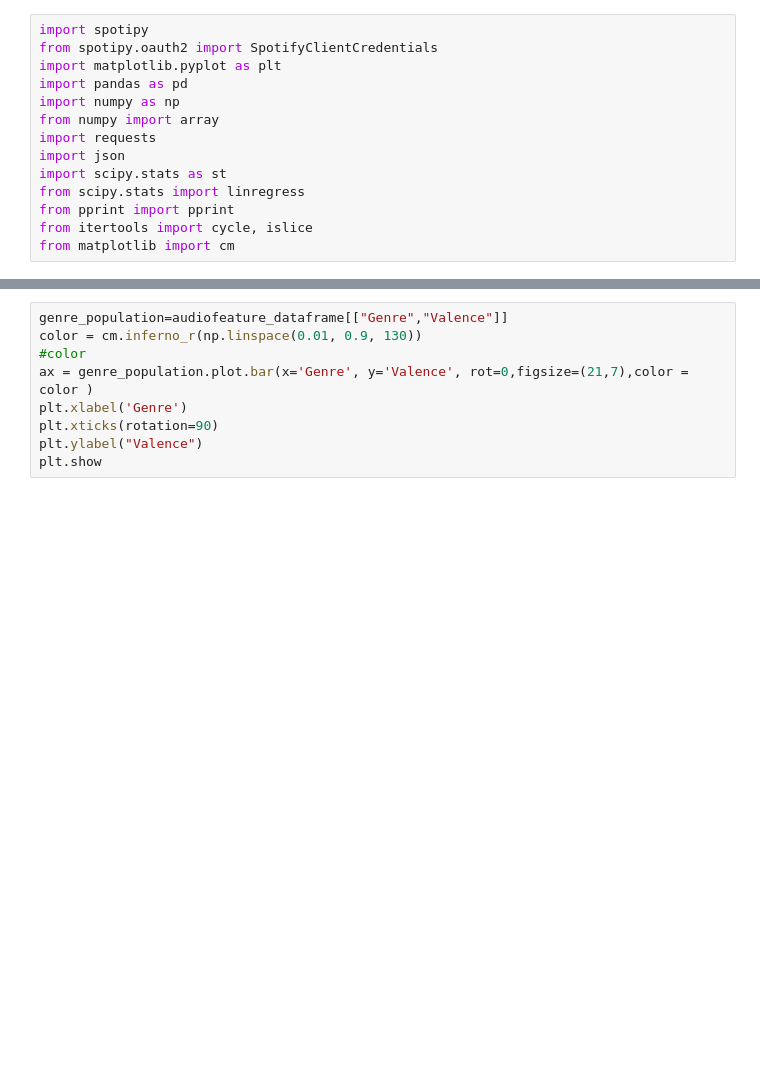
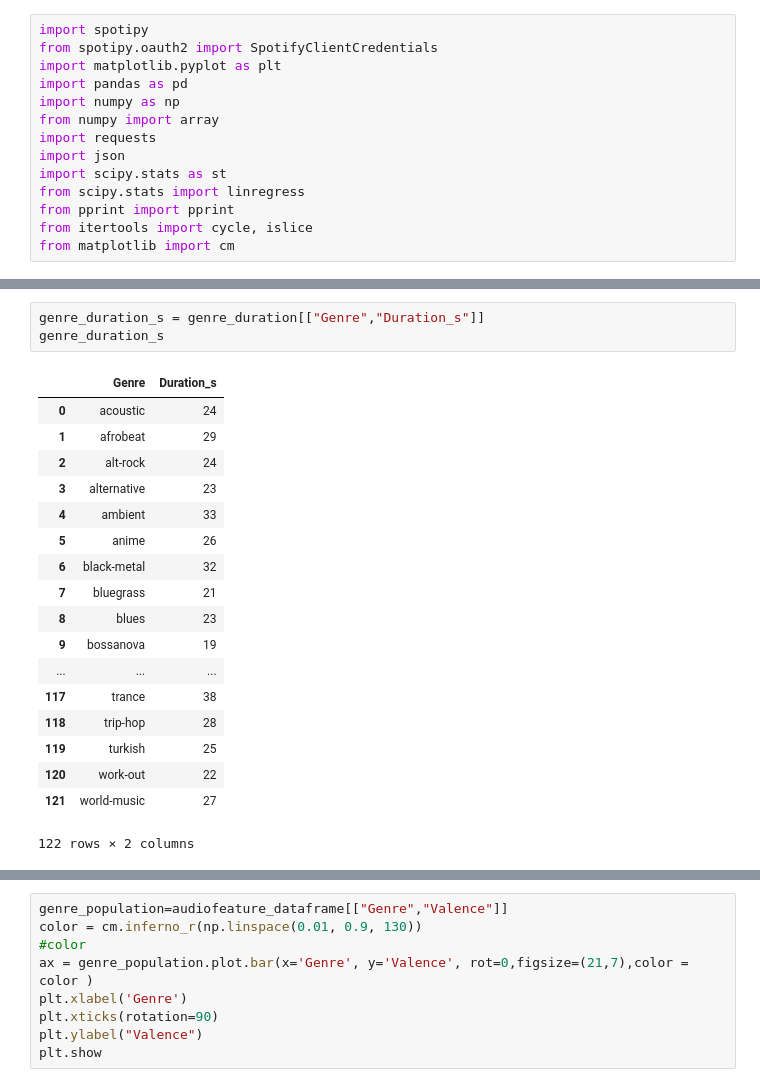
Before and after one commit to heesung80/Group_project_1, a Jupyter notebook: group_project/code_submissions/Heesung_code_submission.ipynb, the cells around one changed output, grey strips where cells are left out. Drawn from its saved outputs; the diff is of its cells as text; blank space fills up the shorter version.

```diff
--- a/group_project/code_submissions/Heesung_code_submission.ipynb
+++ b/group_project/code_submissions/Heesung_code_submission.ipynb
@@ -45 +94,23 @@ duration_s_list = [round(s) for s in s_list]
+# %%
+genre_duration_s = genre_duration[["Genre","Duration_s"]]
+genre_duration_s
+# %% [output]
+|  | Genre | Duration_s |
+| 0 | acoustic | 24 |
+| 1 | afrobeat | 29 |
+| 2 | alt-rock | 24 |
+| 3 | alternative | 23 |
+| 4 | ambient | 33 |
+| 5 | anime | 26 |
+| 6 | black-metal | 32 |
+| 7 | bluegrass | 21 |
+| 8 | blues | 23 |
+| 9 | bossanova | 19 |
+| ... | ... | ... |
+| 117 | trance | 38 |
+| 118 | trip-hop | 28 |
+| 119 | turkish | 25 |
+| 120 | work-out | 22 |
+| 121 | world-music | 27 |
+122 rows × 2 columns
 # %%
```
Also changed, not shown: parts of 4 cells of this notebook, 1 other file.
